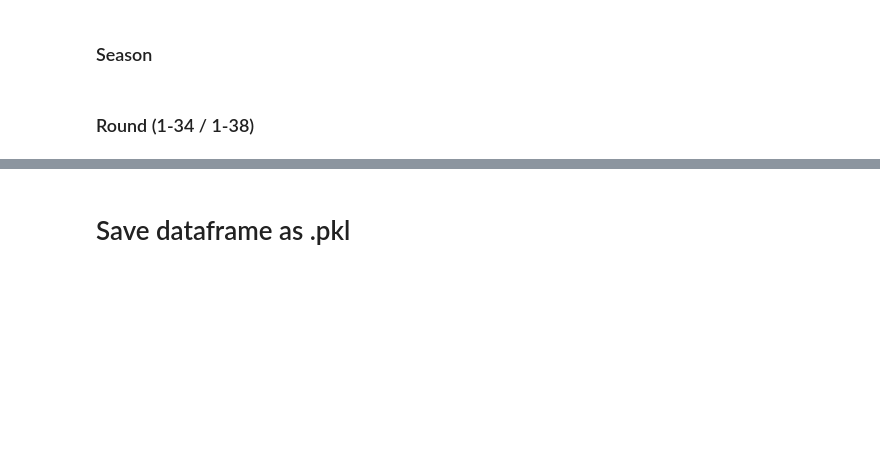
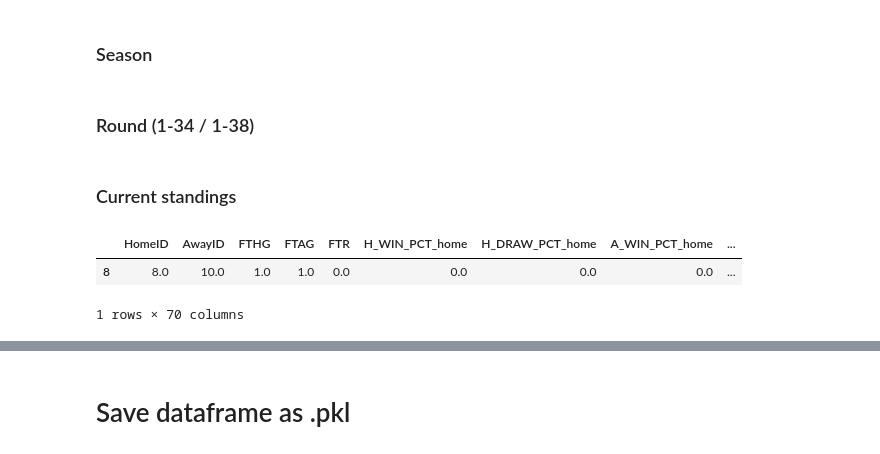
Before and after one commit to michapries/bachelors-thesis, a Jupyter notebook: data_extraction.ipynb, the cells around one changed output, grey strips where cells are left out. Cells and saved outputs as stored; diff of their text form; code cells hidden in the pictures; blank space fills up the shorter version.

```diff
--- a/data_extraction.ipynb
+++ b/data_extraction.ipynb
@@ -192,9 +193,15 @@ df.sample(5)
 # %% [markdown]
 ## Current form (data from the last five games)
 # %%
-def get_last_n_games(team_id, date, n=5):
-    games_by_team = results[((results['HomeID'] == team_id) | (results['AwayID'] == team_id))
-                       & (results['Date'] < date)].sort_values(by='Date', ascending=False).head(n)
+# df_mode indicates whether to return the df dataframe or the results dataframe
+def get_last_n_games(team_id, date, n=5, df_mode=False):
+    if df_mode == False:
+        games_by_team = results[((results['HomeID'] == team_id) | (results['AwayID'] == team_id))
+                           & (results['Date'] < date)].sort_values(by='Date', ascending=False).head(n)
+    else:
+        games_by_team = df[((df['HomeID'] == team_id) | (df['AwayID'] == team_id))
+                           & (df['Date'] < date)].sort_values(by='Date', ascending=False).head(n)
+
     return games_by_team
 # %%
 get_last_n_games(19, datetime.date(2011, 6, 1))
@@ -656,3 +663,5 @@ for i in range(len(df.index)):
 
     except:
         continue
+# %% [markdown]
+### Current standings
@@ -658,0 +674,6 @@ for i in range(len(df.index)):
+# %%
+get_last_n_games(8, datetime.date(2010,8,22), n=1, df_mode=True)
+# %% [output]
+|  | HomeID | AwayID | FTHG | FTAG | FTR | H_WIN_PCT_home | H_DRAW_PCT_home | A_WIN_PCT_home | ... |
+| 8 | 8.0 | 10.0 | 1.0 | 1.0 | 0.0 | 0.0 | 0.0 | 0.0 | ... |
+1 rows × 70 columns
```
Also changed, not shown: parts of 6 cells of this notebook, 2 other files.
